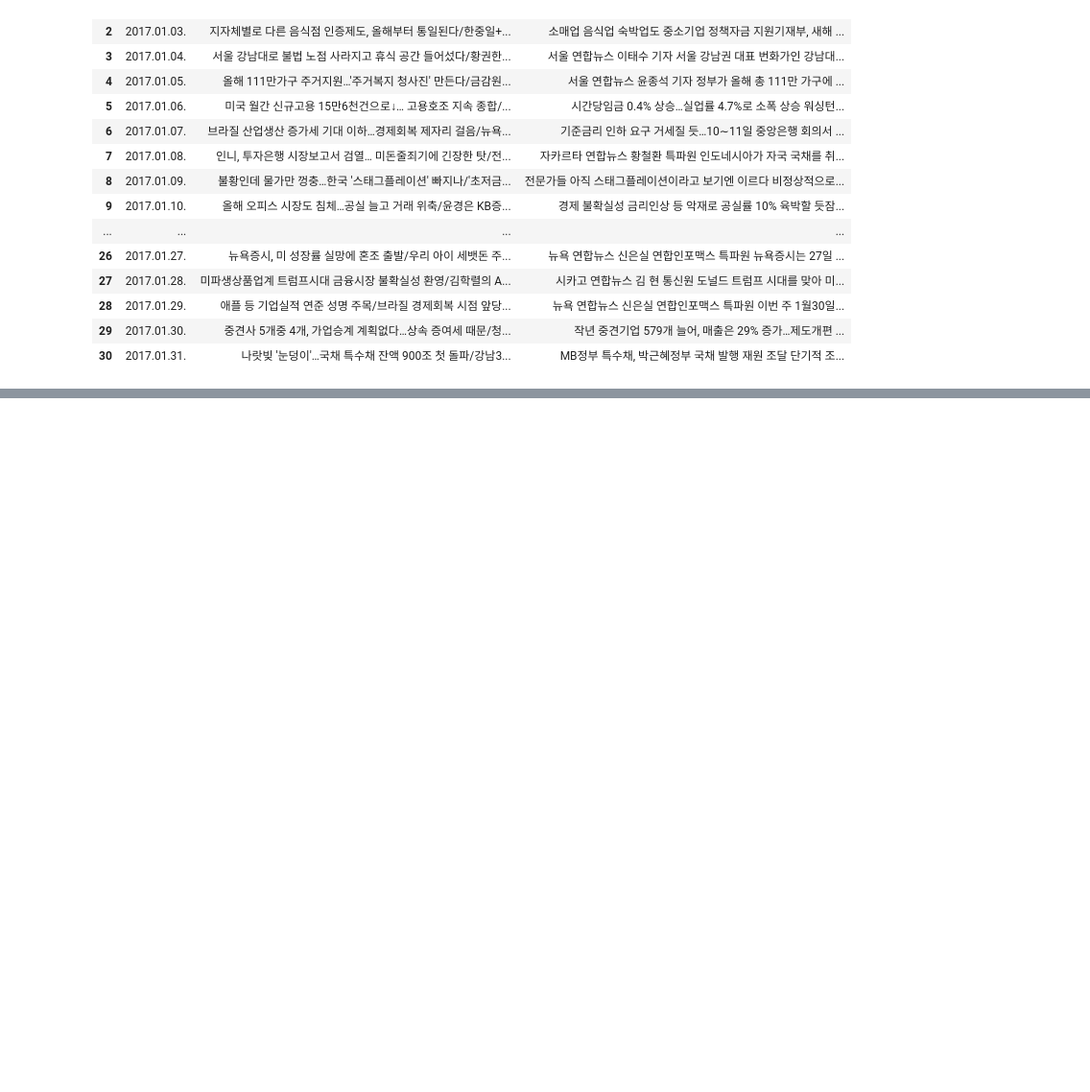
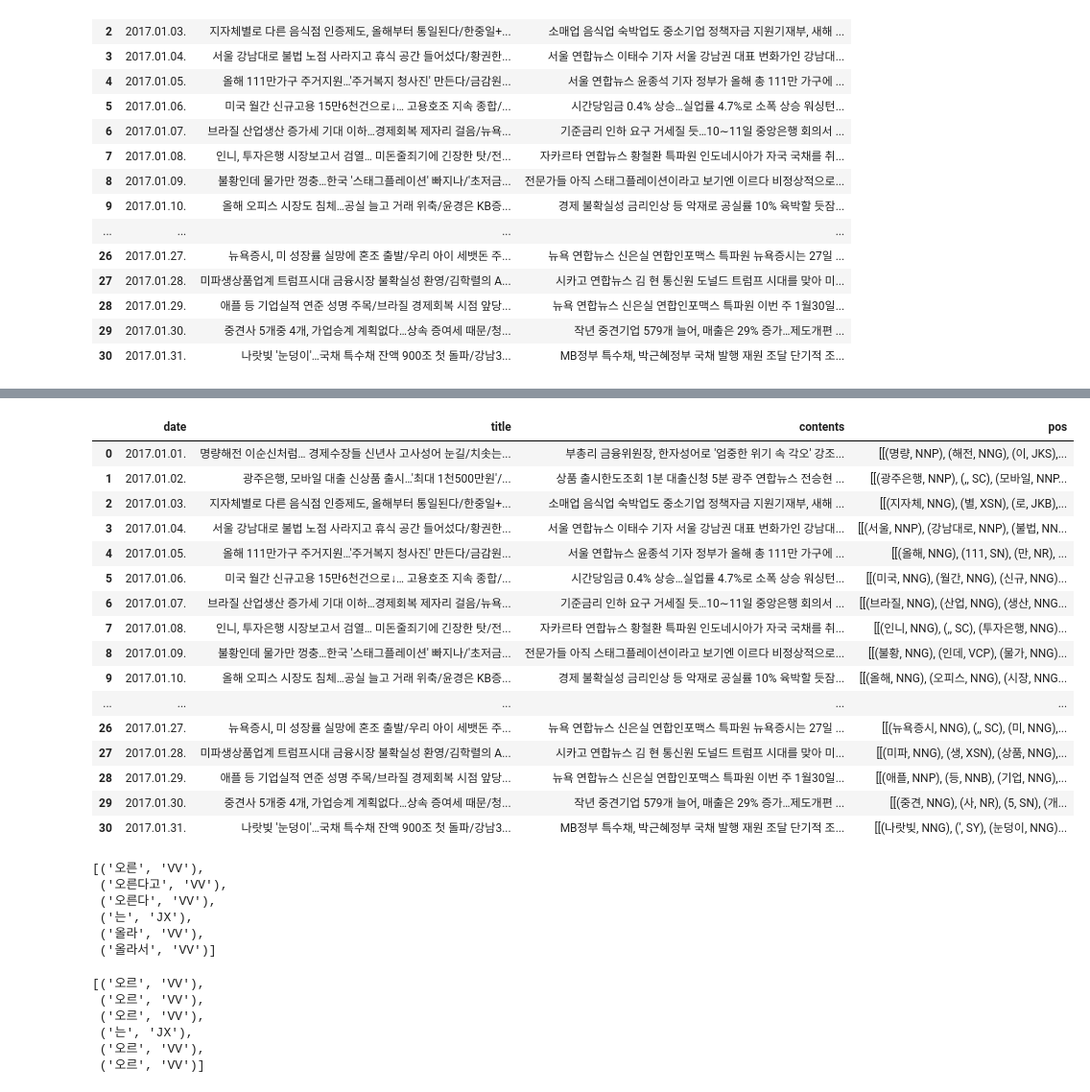
Before and after one commit to sesac-2023/BOK_TEAM4, a Jupyter notebook: jinny/practice.ipynb, the cells around one changed output, grey strips where cells are left out. Shown at 96% size. Cells and saved outputs as stored; diff of their text form; code cells hidden in the pictures; blank space fills up the shorter version.

```diff
--- a/jinny/practice.ipynb
+++ b/jinny/practice.ipynb
@@ -100,0 +136,24 @@ data
+# %%
+mecab = Mecab()
+
+pos_all = []
+
+for i in range(len(data)):
+    pos = []
+
+    title_pos = mecab.pos(data['title'][i])
+    pos.append(title_pos)
+
+    pos_all += [pos]
+# %%
+mecab = Mecab()
+
+pos_all = []
+
+for i in range(len(data)):
+    pos = []
+
+    title_pos = mecab.pos(data['title'][i])
+    pos.append(title_pos)
+
+    pos_all += [pos]
@@ -100,0 +180,22 @@ data
+# %%
+data['pos'] = pos_all
+# %%
+data
+# %% [output]
+|  | date | title | contents | pos |
+| 0 | 2017.01.01. | 명량해전 이순신처럼… 경제수장들 신년사 고사성어 눈길/치솟는... | 부총리 금융위원장, 한자성어로 '엄중한 위기 속 각오' 강조... | [[(명량, NNP), (해전, NNG), (이, JKS),... |
+| 1 | 2017.01.02. | 광주은행, 모바일 대출 신상품 출시…'최대 1천500만원'/... | 상품 출시한도조회 1분 대출신청 5분 광주 연합뉴스 전승현 ... | [[(광주은행, NNP), (,, SC), (모바일, NNP... |
+| 2 | 2017.01.03. | 지자체별로 다른 음식점 인증제도, 올해부터 통일된다/한중일+... | 소매업 음식업 숙박업도 중소기업 정책자금 지원기재부, 새해 ... | [[(지자체, NNG), (별, XSN), (로, JKB),... |
+| 3 | 2017.01.04. | 서울 강남대로 불법 노점 사라지고 휴식 공간 들어섰다/황권한... | 서울 연합뉴스 이태수 기자 서울 강남권 대표 번화가인 강남대... | [[(서울, NNP), (강남대로, NNP), (불법, NN... |
+| 4 | 2017.01.05. | 올해 111만가구 주거지원…'주거복지 청사진' 만든다/금감원... | 서울 연합뉴스 윤종석 기자 정부가 올해 총 111만 가구에 ... | [[(올해, NNG), (111, SN), (만, NR), ... |
+| 5 | 2017.01.06. | 미국 월간 신규고용 15만6천건으로↓… 고용호조 지속 종합/... | 시간당임금 0.4% 상승…실업률 4.7%로 소폭 상승 워싱턴... | [[(미국, NNG), (월간, NNG), (신규, NNG)... |
+| 6 | 2017.01.07. | 브라질 산업생산 증가세 기대 이하…경제회복 제자리 걸음/뉴욕... | 기준금리 인하 요구 거세질 듯…10∼11일 중앙은행 회의서 ... | [[(브라질, NNG), (산업, NNG), (생산, NNG... |
+| 7 | 2017.01.08. | 인니, 투자은행 시장보고서 검열… 미돈줄죄기에 긴장한 탓/전... | 자카르타 연합뉴스 황철환 특파원 인도네시아가 자국 국채를 취... | [[(인니, NNG), (,, SC), (투자은행, NNG)... |
+| 8 | 2017.01.09. | 불황인데 물가만 껑충…한국 '스태그플레이션' 빠지나/'초저금... | 전문가들 아직 스태그플레이션이라고 보기엔 이르다 비정상적으로... | [[(불황, NNG), (인데, VCP), (물가, NNG)... |
+| 9 | 2017.01.10. | 올해 오피스 시장도 침체…공실 늘고 거래 위축/윤경은 KB증... | 경제 불확실성 금리인상 등 악재로 공실률 10% 육박할 듯잠... | [[(올해, NNG), (오피스, NNG), (시장, NNG... |
+| ... | ... | ... | ... | ... |
+| 26 | 2017.01.27. | 뉴욕증시, 미 성장률 실망에 혼조 출발/우리 아이 세뱃돈 주... | 뉴욕 연합뉴스 신은실 연합인포맥스 특파원 뉴욕증시는 27일 ... | [[(뉴욕증시, NNG), (,, SC), (미, NNG),... |
+| 27 | 2017.01.28. | 미파생상품업계 트럼프시대 금융시장 불확실성 환영/김학렬의 A... | 시카고 연합뉴스 김 현 통신원 도널드 트럼프 시대를 맞아 미... | [[(미파, NNG), (생, XSN), (상품, NNG),... |
+| 28 | 2017.01.29. | 애플 등 기업실적 연준 성명 주목/브라질 경제회복 시점 앞당... | 뉴욕 연합뉴스 신은실 연합인포맥스 특파원 이번 주 1월30일... | [[(애플, NNP), (등, NNB), (기업, NNG),... |
+| 29 | 2017.01.30. | 중견사 5개중 4개, 가업승계 계획없다…상속 증여세 때문/청... | 작년 중견기업 579개 늘어, 매출은 29% 증가…제도개편 ... | [[(중견, NNG), (사, NR), (5, SN), (개... |
+| 30 | 2017.01.31. | 나랏빚 '눈덩이'…국채 특수채 잔액 900조 첫 돌파/강남3... | MB정부 특수채, 박근혜정부 국채 발행 재원 조달 단기적 조... | [[(나랏빚, NNG), (', SY), (눈덩이, NNG)... |
@@ -100,0 +207,9 @@ data
+# %%
+text
+# %% [output]
+[('오른', 'VV'),
+ ('오른다고', 'VV'),
+ ('오른다', 'VV'),
+ ('는', 'JX'),
+ ('올라', 'VV'),
+ ('올라서', 'VV')]
@@ -100,0 +218,9 @@ data
+# %%
+lemmas
+# %% [output]
+[('오르', 'VV'),
+ ('오르', 'VV'),
+ ('오르', 'VV'),
+ ('는', 'JX'),
+ ('오르', 'VV'),
+ ('오르', 'VV')]
```
Also changed, not shown: parts of 9 cells of this notebook, 1 other file.
